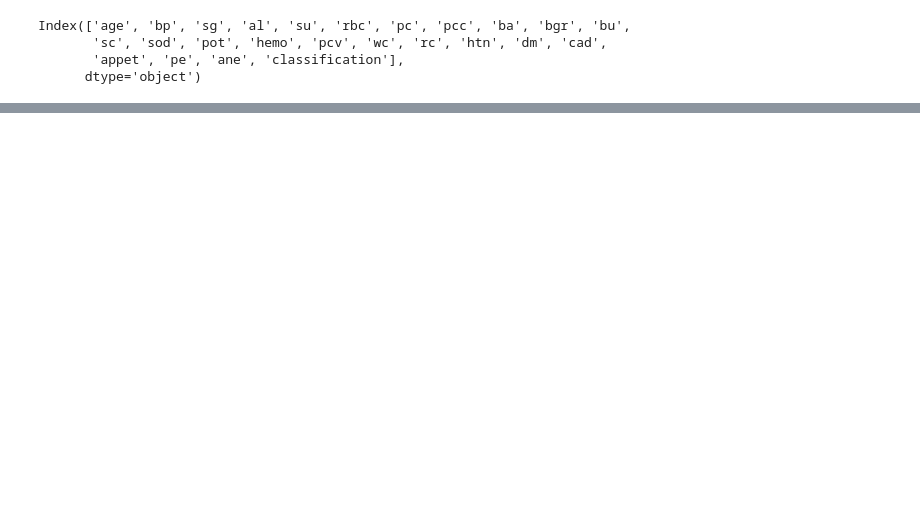
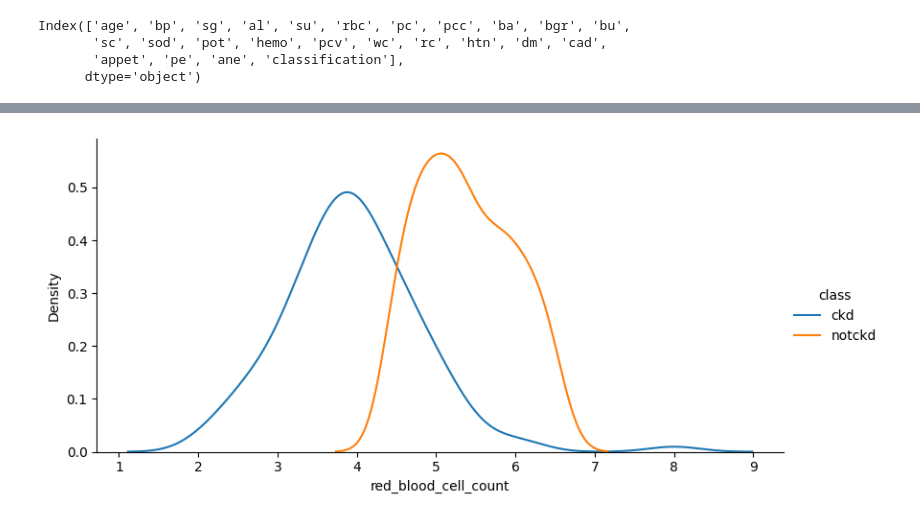
Before and after one commit to shailenderacc/MastersDS, a Jupyter notebook: DecisionTree.ipynb, the cells around one changed output, grey strips where cells are left out. Drawn from its saved outputs; the diff is of its cells as text; code cells hidden in the pictures; blank space fills up the shorter version.

```diff
--- a/DecisionTree.ipynb
+++ b/DecisionTree.ipynb
@@ -112,0 +244,4 @@ Glyph 9 (       ) missing from current font.
+# %%
+# calculate unique values of categorical col
+for col in cat_cols:
+    print(f"{col} has {df[col].unique()} values \n")
@@ -112,0 +269,3 @@ Glyph 9 (       ) missing from current font.
+# %%
+for col in cat_cols:
+    print(f"{col} has {df[col].unique()} values \n")
@@ -112,0 +405,4 @@ Glyph 9 (       ) missing from current font.
+# %%
+kde('red_blood_cell_count')
+# %% [output]
+[figure, added]
```
Also changed, not shown: parts of 34 cells of this notebook.
